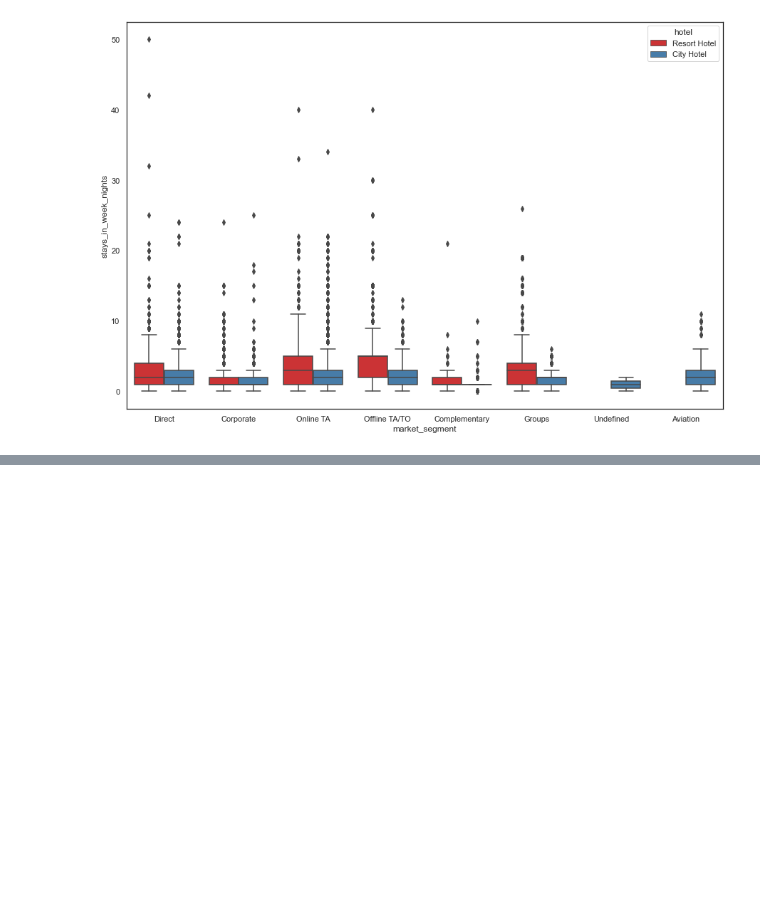
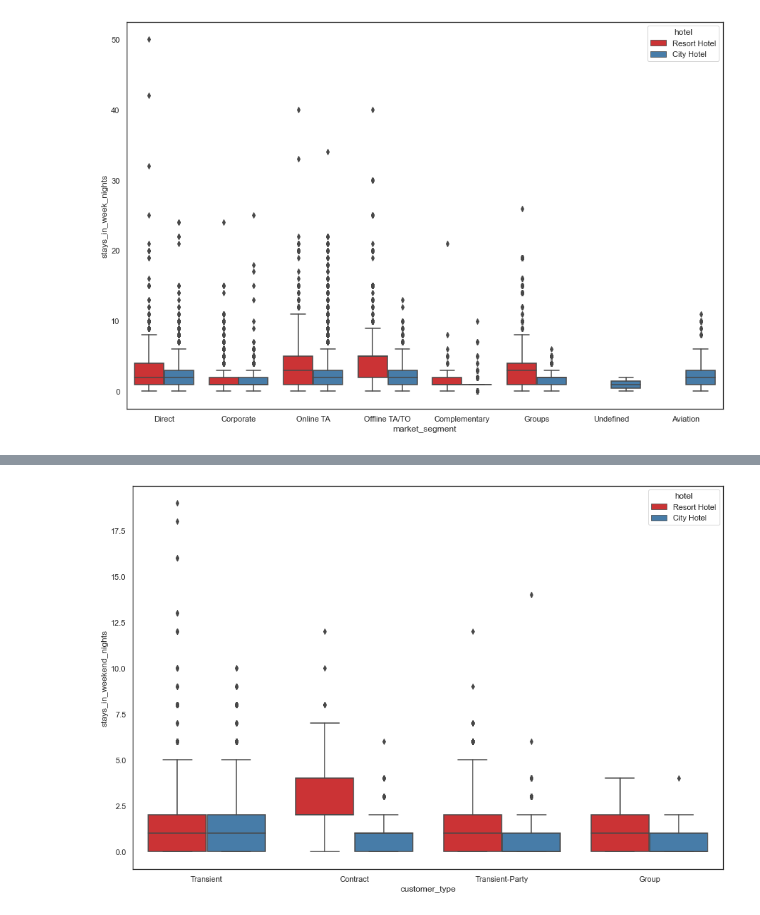
Before and after one commit to Binita72/Hotel_Booking_Prediction, a Jupyter notebook: Prediction_of_Hotel_Booking.ipynb, the cells around one changed output, grey strips where cells are left out. Drawn from its saved outputs; the diff is of its cells as text; code cells hidden in the pictures; blank space fills up the shorter version.

```diff
--- a/Prediction_of_Hotel_Booking.ipynb
+++ b/Prediction_of_Hotel_Booking.ipynb
@@ -222,0 +240,5 @@ sns.boxplot(x = "market_segment", y = "stays_in_week_nights", data = full_data_c
+# %%
+plt.figure(figsize = (15,10))
+sns.boxplot(x = "customer_type", y = "stays_in_weekend_nights", data = full_data_clean, hue = "hotel", palette = 'Set1');
+# %% [output]
+[figure, added]
```
Also changed, not shown: parts of 8 cells of this notebook.
